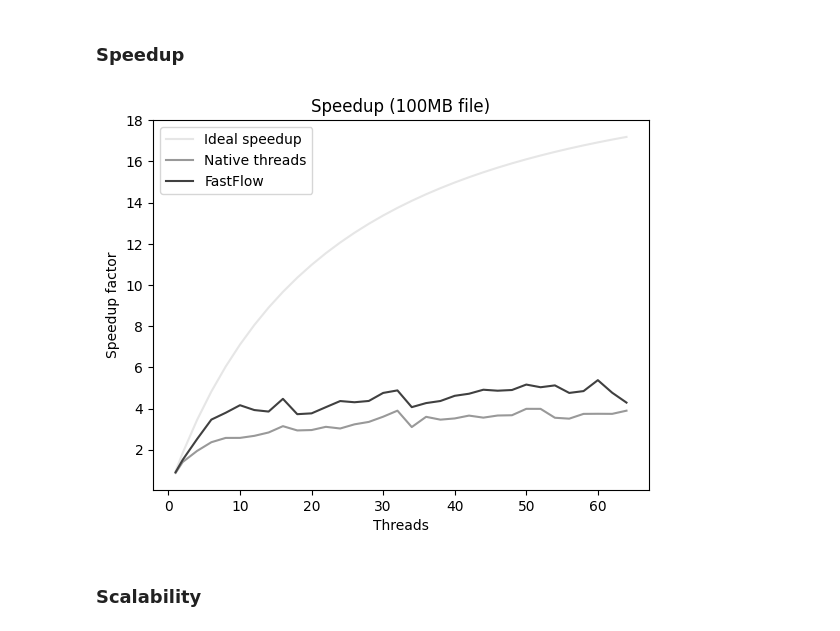
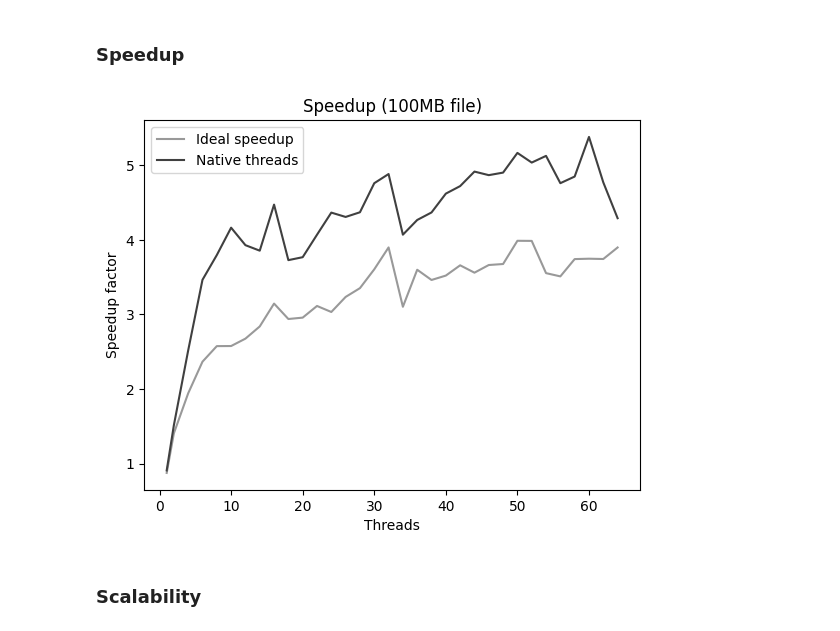
Before and after one commit to PasqualeEsposito/SPM-Huffman-encoding, a Jupyter notebook: plots/SPM_plots.ipynb, the cells around one changed output. Saved outputs shown, nothing was run; the diff lists cells and outputs as text; code cells hidden in the pictures.

```diff
--- a/plots/SPM_plots.ipynb
+++ b/plots/SPM_plots.ipynb
@@ -330,25 +330,25 @@ speedup_ff = []
 # %%
 for i in range (0, len(thread_time)):
     speedup_thread.append([thread_time.index[i], seq_time/thread_time.iat[i]])
 
 for i in range (0, len(ff_time)):
     speedup_ff.append([ff_time.index[i], seq_time/ff_time.iat[i]])
 
 speedup_thread = pd.DataFrame(speedup_thread, columns=['Number of threads', 'Speedup'])
 speedup_ff = pd.DataFrame(speedup_ff, columns=['Number of threads', 'Speedup'])
 
-plt.plot(ideal_speedup['Number of threads'], ideal_speedup['Speedup'], c='0.9')
+#plt.plot(ideal_speedup['Number of threads'], ideal_speedup['Speedup'], c='0.9')
 plt.plot(speedup_thread['Number of threads'], speedup_thread['Speedup'], c='0.6')
 plt.plot(speedup_ff['Number of threads'], speedup_ff['Speedup'], c='0.25')
 
 plt.ylabel('Speedup factor')
 plt.xlabel("Threads")
 plt.legend(["Ideal speedup", "Native threads", "FastFlow"], loc=0, frameon=True)
 plt.title("Speedup (100MB file)")
 plt.savefig('Speedup_100MB.png', bbox_inches='tight')
 plt.show()
 # %% [output]
-[figure, old version]
+[figure, new version]
 # %% [markdown]
 ### Scalability
 # %%
```
Also changed, not shown: parts of 8 cells of this notebook, 2 other files.
